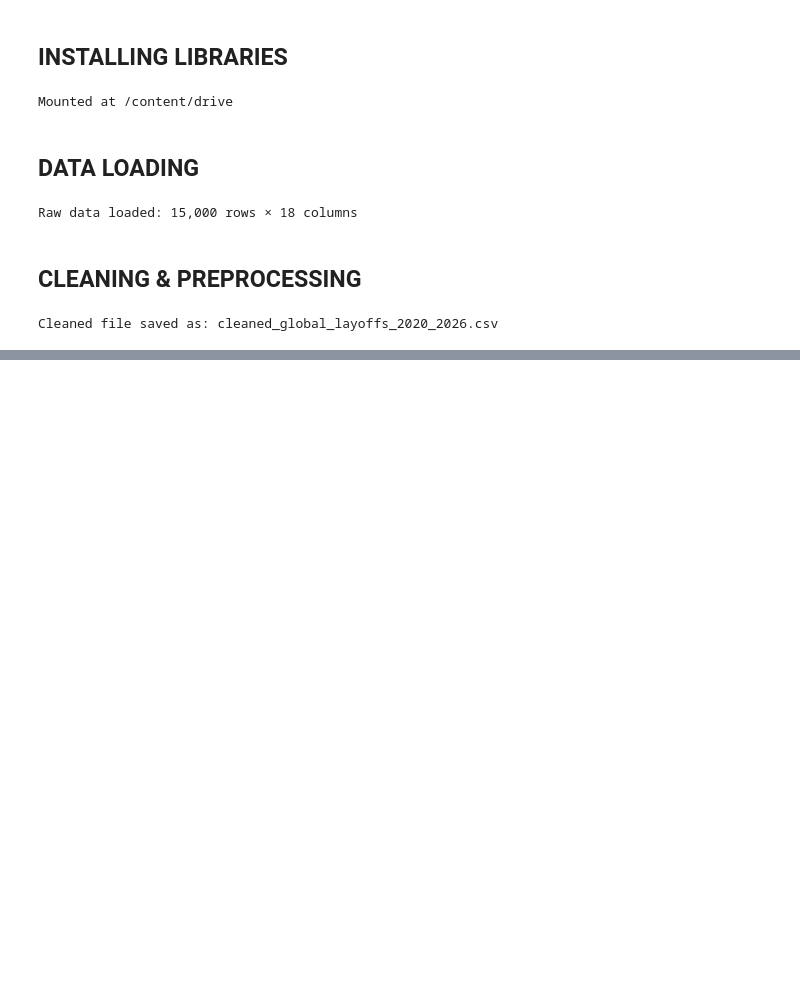
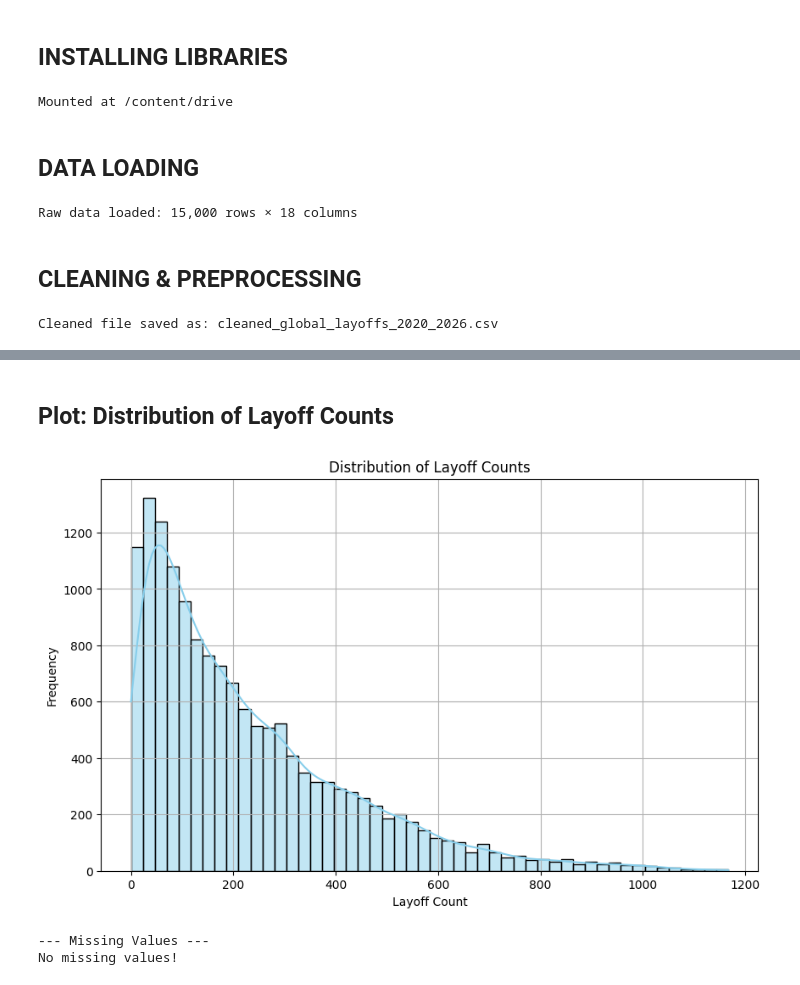
Before and after one commit to RAVIAPTISWETHA/Predictive-Insights-into-Global-Hiring-and-Layoff-Trends, a Jupyter notebook: Predictive_Insights_into_Global_Hiring_and_Layoff_Trends.ipynb, the cells around one changed output, grey strips where cells are left out. Drawn from its saved outputs; the diff is of its cells as text; code cells hidden in the pictures; blank space fills up the shorter version.

```diff
--- a/Predictive_Insights_into_Global_Hiring_and_Layoff_Trends.ipynb
+++ b/Predictive_Insights_into_Global_Hiring_and_Layoff_Trends.ipynb
@@ -39,0 +66,18 @@ Cleaned file saved as: cleaned_global_layoffs_2020_2026.csv
+# %% [markdown]
+## **Plot: Distribution of Layoff Counts**
+# %%
+plt.figure(figsize=(10,6))
+sns.histplot(df['layoff_count'], bins=50, kde=True, color='skyblue')
+plt.title('Distribution of Layoff Counts')
+plt.xlabel('Layoff Count')
+plt.ylabel('Frequency')
+plt.grid(True)
+plt.show()
+
+print("\n--- Missing Values ---")
+missing = df.isnull().sum()
+print(missing[missing > 0] if missing.sum() > 0 else "No missing values!")
+# %% [output]
+[figure, added]
+--- Missing Values ---
+No missing values!
```
Also changed, not shown: parts of 2 cells of this notebook.
